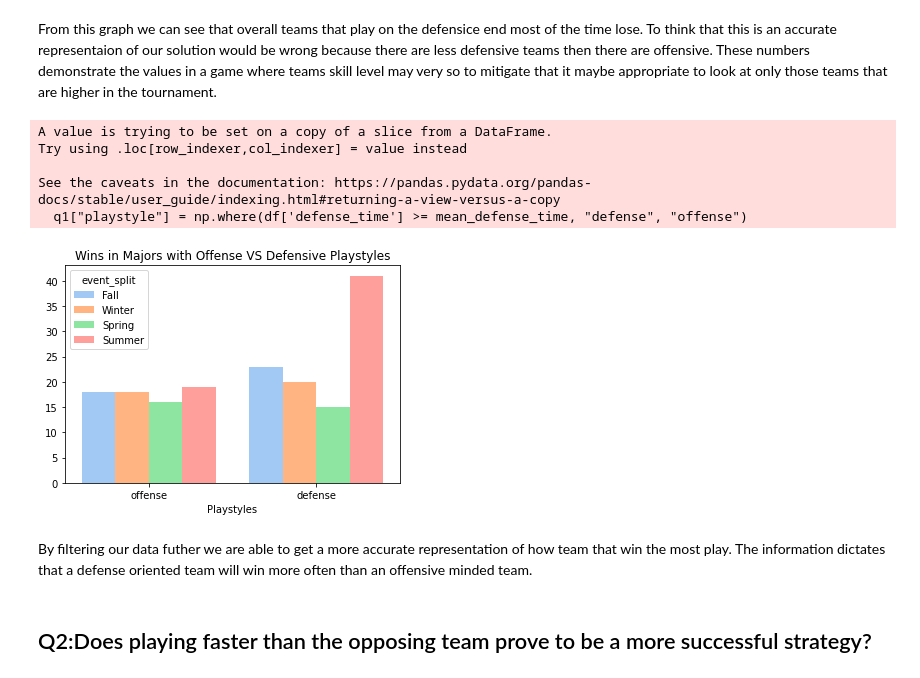
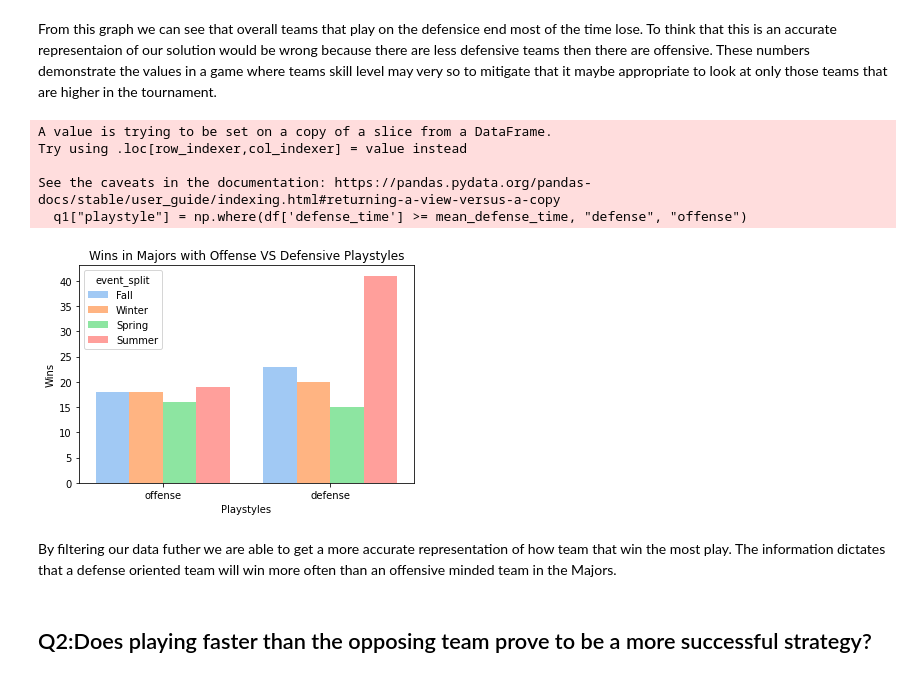
Before and after one commit to ahmadsm1/Rocket-League-Winning-Strategies, a Jupyter notebook: notebooks/analysis3.ipynb, the cells around one changed output. Saved outputs shown, nothing was run; the diff lists cells and outputs as text; code cells hidden in the pictures.

```diff
--- a/notebooks/analysis3.ipynb
+++ b/notebooks/analysis3.ipynb
@@ -94,18 +94,18 @@ From this graph we can see that overall teams that play on the defensice end mos
 # %%
 x = result[(result['event'] == "Major") | (result['event'] == "World Championship")]
 q1_majors = pf.play_stats(x, mean_defense_time)
 
 major_plot = sns.countplot(data=q1_majors, x = "playstyle", hue="event_split",palette='pastel', saturation=2, order=['offense','defense'])
-major_plot.set(xlabel='Playstyles', ylabel='', title="Wins in Majors with Offense VS Defensive Playstyles")
+major_plot.set(xlabel='Playstyles', ylabel='Wins', title="Wins in Majors with Offense VS Defensive Playstyles")
 plt.show()
 # %% [output]
 A value is trying to be set on a copy of a slice from a DataFrame.
 Try using .loc[row_indexer,col_indexer] = value instead
 
 See the caveats in the documentation: https://pandas.pydata.org/pandas-docs/stable/user_guide/indexing.html#returning-a-view-versus-a-copy
   q1["playstyle"] = np.where(df['defense_time'] >= mean_defense_time, "defense", "offense")
-[figure, old version]
+[figure, new version]
 # %% [markdown]
-By filtering our data futher we are able to get a more accurate representation of how team that win the most play. The information dictates that a defense oriented team will win more often than an offensive minded team.
+By filtering our data futher we are able to get a more accurate representation of how team that win the most play. The information dictates that a defense oriented team will win more often than an offensive minded team in the Majors.
 # %% [markdown]
 ## Q2:Does playing faster than the opposing team prove to be a more successful strategy?
```
Also changed, not shown: parts of 14 cells of this notebook.
